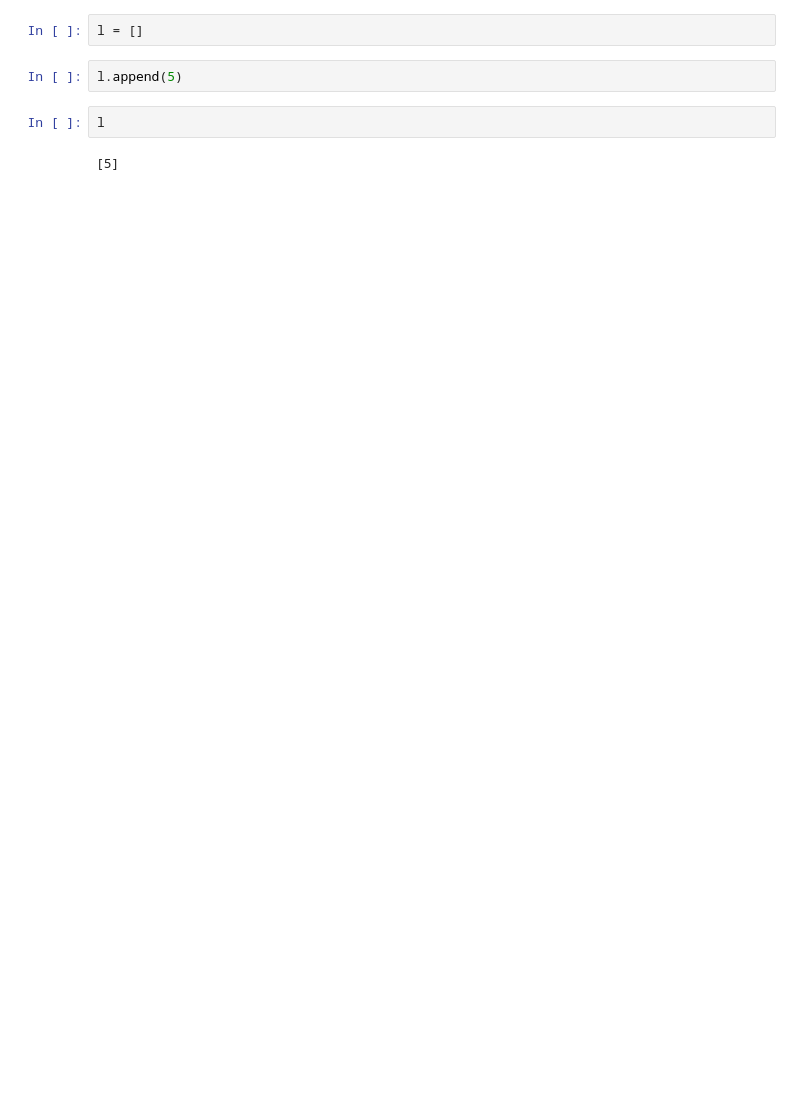
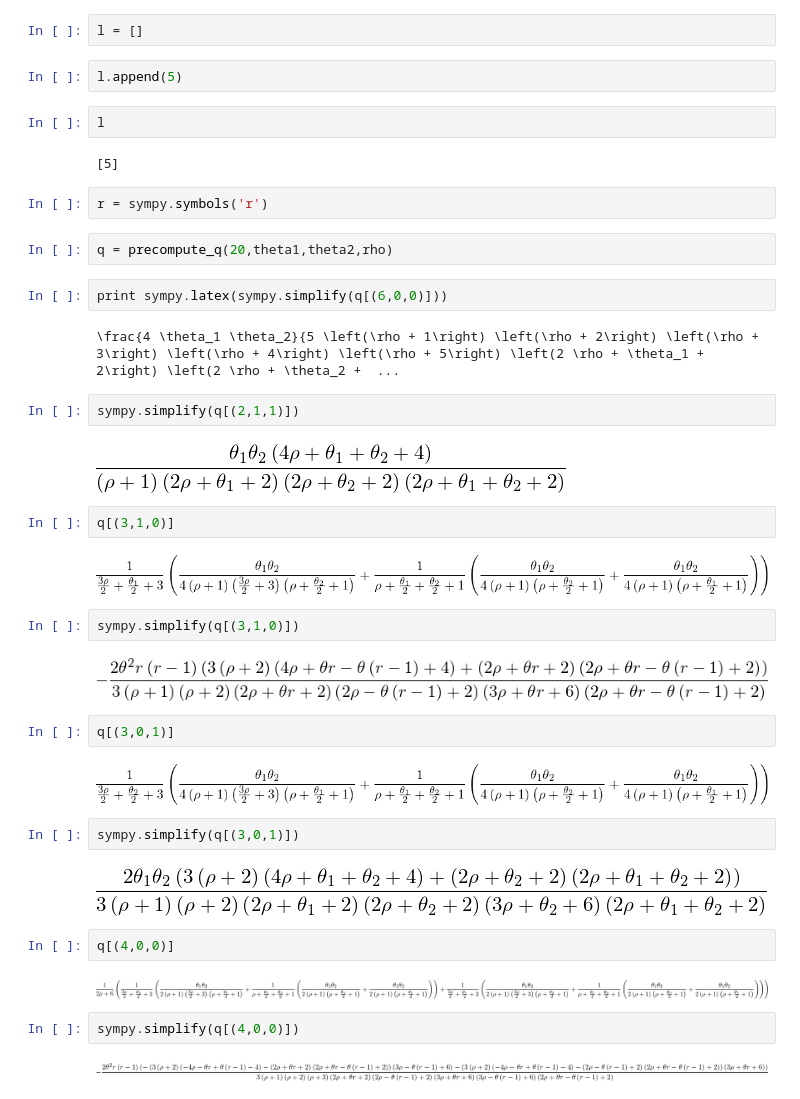
Before and after one commit to Cronjaeger/almost-infinite-sites-recursions, a Jupyter notebook: ipython_notebooks/recursions_single_recombination.ipynb, the cells around one changed output. Drawn from its saved outputs; the diff is of its cells as text; blank space fills up the shorter version.

```diff
--- a/ipython_notebooks/recursions_single_recombination.ipynb
+++ b/ipython_notebooks/recursions_single_recombination.ipynb
@@ -551,3 +564,39 @@ l.append(5)
 l
 # %% [output]
 [5]
+# %%
+r = sympy.symbols('r')
+# %%
+q = precompute_q(20,theta1,theta2,rho)
+# %%
+print sympy.latex(sympy.simplify(q[(6,0,0)]))
+# %% [output]
+\frac{4 \theta_1 \theta_2}{5 \left(\rho + 1\right) \left(\rho + 2\right) \left(\rho + 3\right) \left(\rho + 4\right) \left(\rho + 5\right) \left(2 \rho + \theta_1 + 2\right) \left(2 \rho + \theta_2 +  ...
+# %%
+sympy.simplify(q[(2,1,1)])
+# %% [output]
+[figure, added]
+# %%
+q[(3,1,0)]
+# %% [output]
+[figure, added]
+# %%
+sympy.simplify(q[(3,1,0)])
+# %% [output]
+[figure, added]
+# %%
+q[(3,0,1)]
+# %% [output]
+[figure, added]
+# %%
+sympy.simplify(q[(3,0,1)])
+# %% [output]
+[figure, added]
+# %%
+q[(4,0,0)]
+# %% [output]
+[figure, added]
+# %%
+sympy.simplify(q[(4,0,0)])
+# %% [output]
+[figure, added]
```
Also changed, not shown: parts of 9 cells of this notebook, 1 other file.
